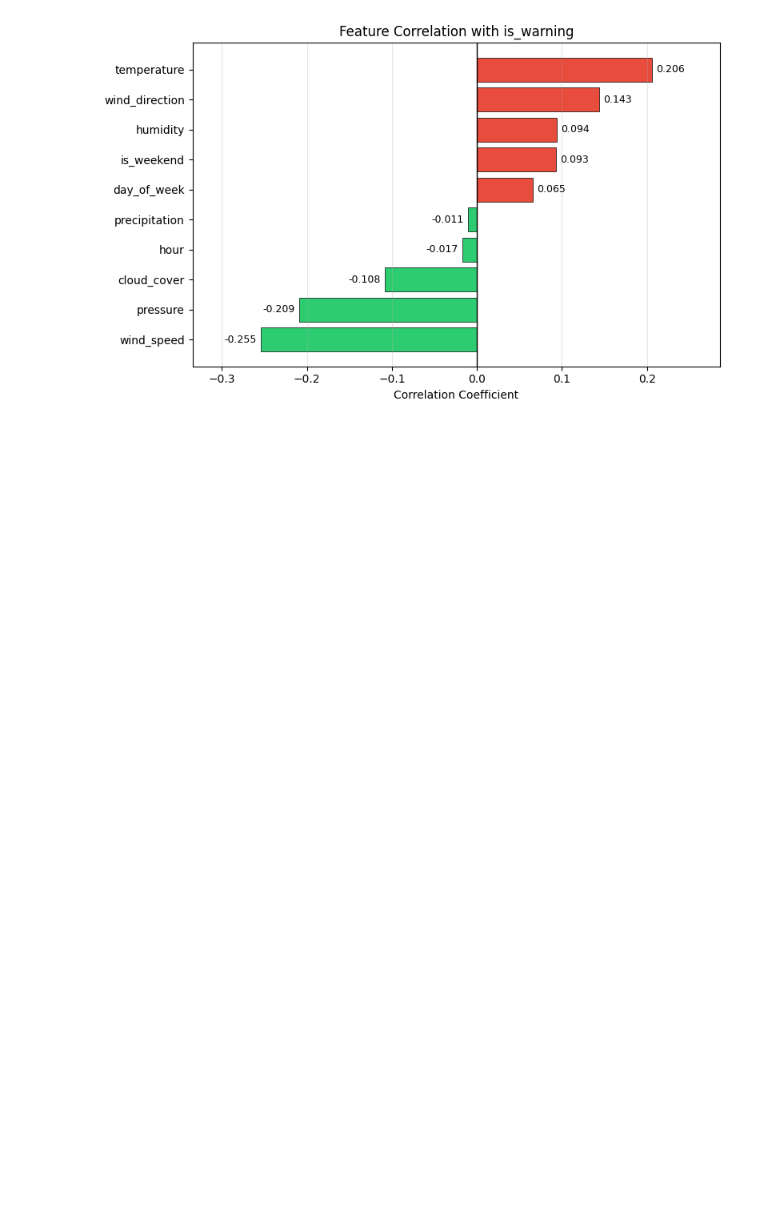
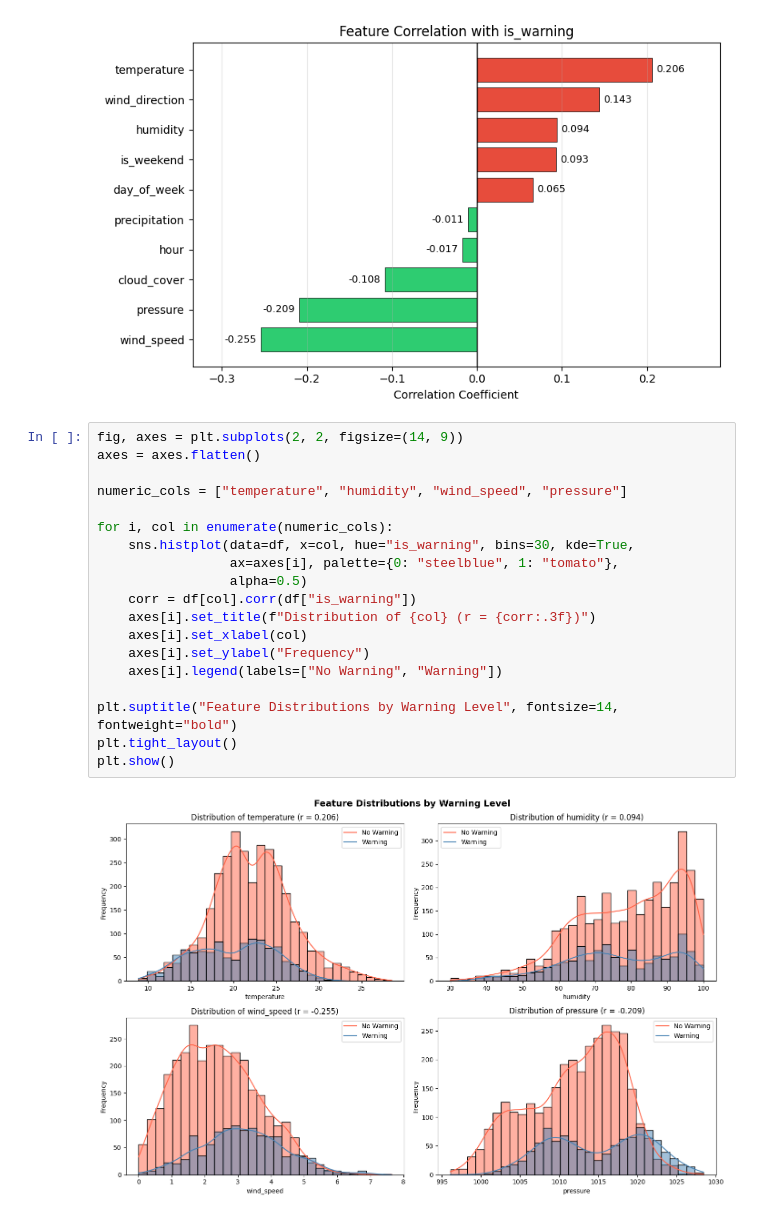
Before and after one commit to quyneehcl/HanoiAirQuality, a Jupyter notebook: task1.ipynb, the cells around one changed output. Saved outputs shown, nothing was run; the diff lists cells and outputs as text; blank space fills up the shorter version.

Commit message:
Add plot

```diff
--- a/task1.ipynb
+++ b/task1.ipynb
@@ -335,3 +335,24 @@ plt.tight_layout()
 plt.show()
 # %% [output]
 [figure]
+# %%
+fig, axes = plt.subplots(2, 2, figsize=(14, 9))
+axes = axes.flatten()
+
+numeric_cols = ["temperature", "humidity", "wind_speed", "pressure"]
+
+for i, col in enumerate(numeric_cols):
+    sns.histplot(data=df, x=col, hue="is_warning", bins=30, kde=True,
+                 ax=axes[i], palette={0: "steelblue", 1: "tomato"},
+                 alpha=0.5)
+    corr = df[col].corr(df["is_warning"])
+    axes[i].set_title(f"Distribution of {col} (r = {corr:.3f})")
+    axes[i].set_xlabel(col)
+    axes[i].set_ylabel("Frequency")
+    axes[i].legend(labels=["No Warning", "Warning"])
+
+plt.suptitle("Feature Distributions by Warning Level", fontsize=14, fontweight="bold")
+plt.tight_layout()
+plt.show()
+# %% [output]
+[figure, added]
```
